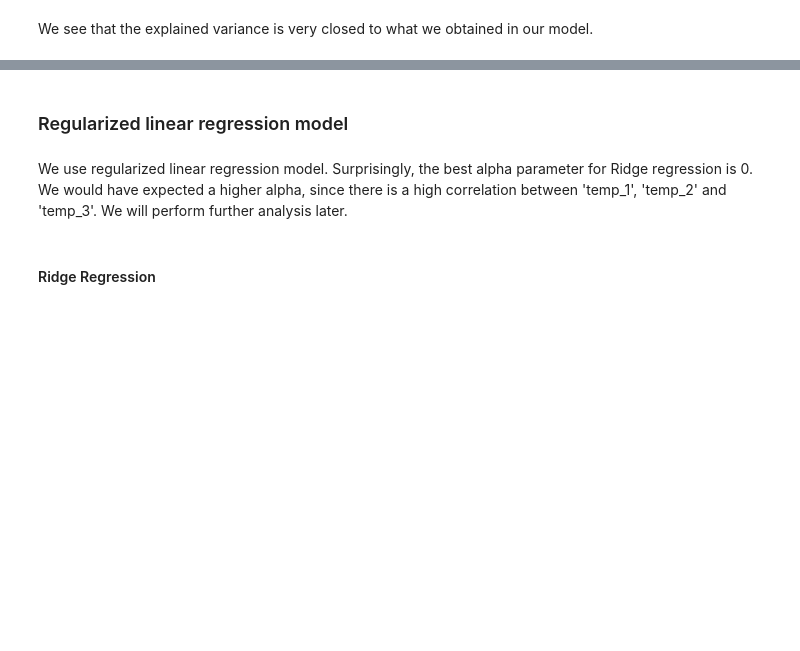
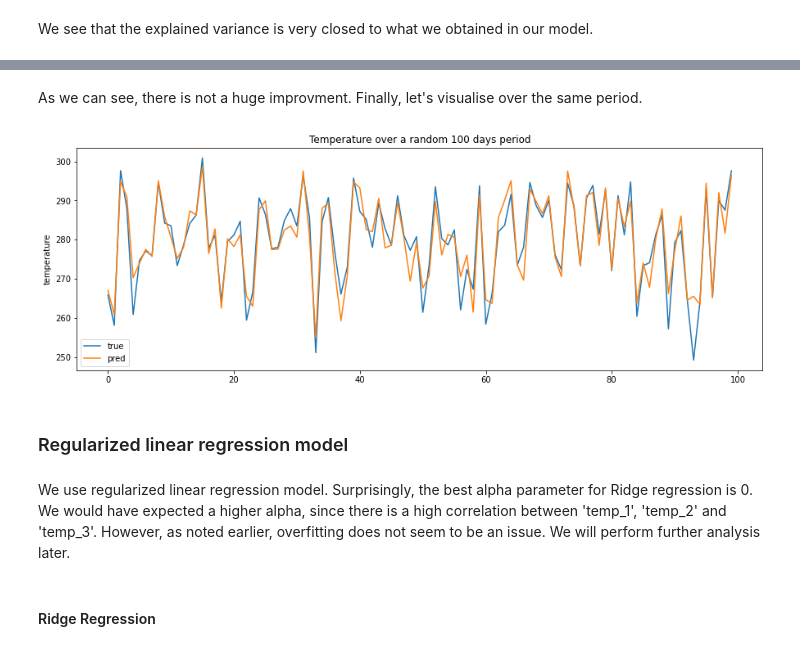
Before and after one commit to louispthi/weatherpredict, a Jupyter notebook: lin_reg/weather_lin_reg_model.ipynb, the cells around one changed output, grey strips where cells are left out. Cells and saved outputs as stored; diff of their text form; code cells hidden in the pictures; blank space fills up the shorter version.

```diff
--- a/lin_reg/weather_lin_reg_model.ipynb
+++ b/lin_reg/weather_lin_reg_model.ipynb
@@ -196,0 +293,8 @@ We see that the explained variance is very closed to what we obtained in our mod
+# %%
+# Train features
+poly_features = PolynomialFeatures(degree=2, include_bias=False)
+X_poly_train = poly_features.fit_transform(X_train)
+
+# Linear regression
+poly_reg = LinearRegression()
+model_poly = poly_reg.fit(X_poly_train, y_train)
@@ -197,7 +334,29 @@ We see that the explained variance is very closed to what we obtained in our mod
+# %% [markdown]
+As we can see, there is not a huge improvment. Finally, let's visualise over the same period.
+# %%
+plt_test = []
+plt_pred = []
+
+for i in range(100):
+    plt_test.append(y_test[1239+i])
+    plt_pred.append(pred_lm_poly[1239+i])
+
+plt_test = np.concatenate(plt_test).ravel()
+plt_pred = np.concatenate(plt_pred).ravel()
+
+plt.figure(figsize=(15, 5))
+plt.plot(plt_test, label='true')
+plt.plot(plt_pred, label='pred')
+plt.ylabel('temperature')
+plt.title('Temperature over a random 100 days period')
+plt.legend()
+plt.show()
+# %% [output]
+[figure, added]
 # %% [markdown]
 ### Regularized linear regression model
 # %% [markdown]
-We use regularized linear regression model. Surprisingly, the best alpha parameter for Ridge regression is 0. We would have expected a higher alpha, since there is a high correlation between 'temp_1', 'temp_2' and 'temp_3'. We will perform further analysis later.
+We use regularized linear regression model. Surprisingly, the best alpha parameter for Ridge regression is 0. We would have expected a higher alpha, since there is a high correlation between 'temp_1', 'temp_2' and 'temp_3'. However, as noted earlier, overfitting does not seem to be an issue. We will perform further analysis later.
 # %% [markdown]
 #### Ridge Regression
 # %% [markdown]
```
Also changed, not shown: parts of 20 cells of this notebook.
